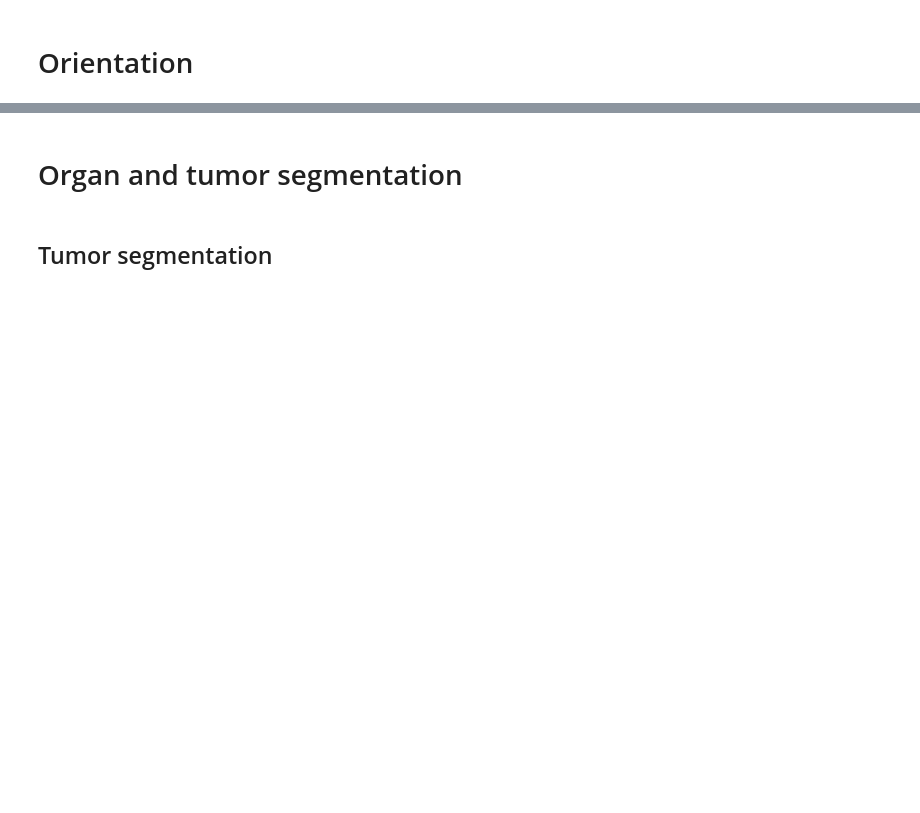
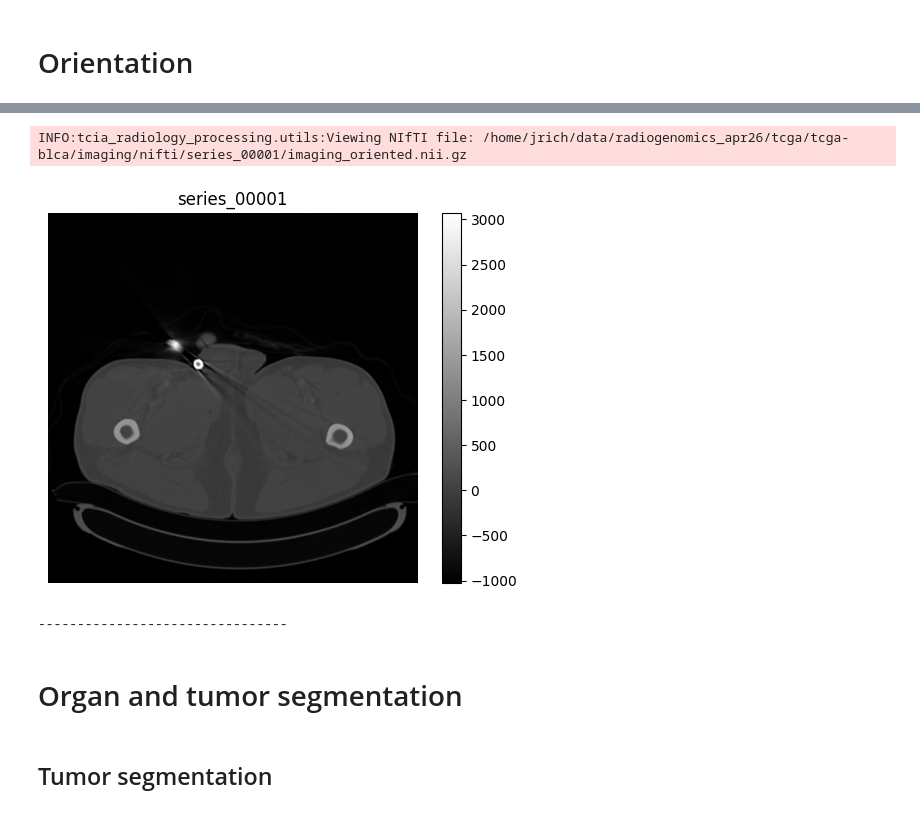
Before and after one commit to pachterlab/tcia-radiology-processing, a Jupyter notebook: notebooks/tcia_ct_processing_protocol.ipynb, the cells around one changed output, grey strips where cells are left out. Cells and saved outputs as stored; diff of their text form; code cells hidden in the pictures; blank space fills up the shorter version.

```diff
--- a/notebooks/tcia_ct_processing_protocol.ipynb
+++ b/notebooks/tcia_ct_processing_protocol.ipynb
@@ -37,8 +37,8 @@ base_directory = os.path.dirname(os.path.abspath(""))
 # %% [markdown]
 # Define hyperparameters
 # %%
-dataset = "tcga-lihc"  #!!! tcga-kirc
-data_dir = f"/mnt/gpussd2/jrich/data/radiogenomics_mar26/tcga/{dataset}/imaging"  #!!! os.path.join(base_directory, "data", "radiogenomics", "tcga", dataset, "imaging")
+dataset = "tcga-blca"  #!!! tcga-kirc
+data_dir = f"/home/jrich/data/radiogenomics_apr26/tcga/{dataset}/imaging"  #!!! os.path.join(base_directory, "data", "radiogenomics", "tcga", dataset, "imaging")
 nbia_data_retriever = "nbia-data-retriever"  # path to nbia-data-retriever executable
 num_series = None  # number of series to keep - set to None for all series
 using_usc_data = True
@@ -118,8 +118,8 @@ tcia_dataset_to_info = {
         "clip_min,clip_max": (-200, 300),  # (min, max) to clip pixel values to before resampling and feature extraction - set to (None, None) for no clipping
     },
     "tcga-esca": {  # esophageal carcinoma
-        "manifest_url": None,  # None for default
-        "metadata_url": None,  # None for default
+        "manifest_url": "https://www.cancerimagingarchive.net/wp-content/uploads/TCIA_TCGA-ESCA-09-16-2015.tcia",  # None for default
+        "metadata_url": "https://www.cancerimagingarchive.net/wp-content/uploads/TCIA_TCGA-ESCA-09-16-2015-nbia-digest.xlsx",  # None for default
         "totalsegmentator_organs": ["esophagus"],
         "clip_min,clip_max": (-200, 300),  # (min, max) to clip pixel values to before resampling and feature extraction - set to (None, None) for no clipping
     },
@@ -299,12 +318,16 @@ metadata_df.head()
 # %%
-%%skip_if using_usc_data
+# %%skip_if using_usc_data
 
-image_dir = os.path.join(data_dir, manifest_file_name.split(".")[0], dataset.upper())
+dicom_dir = os.path.join(data_dir, manifest_file_name.split(".")[0], dataset.upper())
 if shutil.which(nbia_data_retriever) is None:
     sys.exit(f"Error: {nbia_data_retriever} not found in PATH. Please install or add it to PATH.")
 
 nbia_command = f"yes 'Y\nM' | {nbia_data_retriever} --cli {manifest_file_path} -d {data_dir} -v -f"
-print(f"Running NBIA Data Retriever with command:\n{nbia_command}")
-subprocess.run(nbia_command, shell=True, check=True)
+if not os.path.exists(dicom_dir) or len(os.listdir(dicom_dir)) == 0:   #!!! comment out
+    print(f"Running NBIA Data Retriever with command:\n{nbia_command}")
+    subprocess.run(nbia_command, shell=True, check=True)
 
-print(f"Downloaded images to: {image_dir}")
+# print(os.path.exists(manifest_file_path))
+# print(f"/opt/nbia-data-retriever/bin/nbia-data-retriever --cli {manifest_file_path} -d {data_dir} -v -f")
+
+print(f"Downloaded images to: {dicom_dir}")
@@ -348,7 +402,7 @@ utils.view_dicom(sample_dcm_dir)
 # %% [markdown]
 # Data filtering
 # %%
-%%skip_if using_usc_data
+# %%skip_if using_usc_data
 
-metadata_df = utils.add_viable_info(image_subdir, metadata_df, min_files=5, max_thickness_mm=10, include_kernel_keywords=True, out=imaging_metadata_csv, overwrite=True)
+metadata_df = utils.add_viable_info(dicom_dir, metadata_df, min_files=10, max_thickness_mm=10, include_kernel_keywords=True, out=imaging_metadata_csv, overwrite=True)
 metadata_df[["series_id", "Series UID", "is_viable", "viable_reason"]].head()
@@ -491,5 +588,19 @@ Set canonical orientation for image file for series_id series_00044 at /mnt/gpus
 # %%
 if orient:
     utils.view_nifti(oriented_image_files[0], z=0)
+# %%
+import nibabel as nib
+import matplotlib.pyplot as plt
+for dirpath, _, filenames in sorted(os.walk(nifti_dir)):
+    if "imaging_oriented.nii.gz" in filenames:
+        nii_file = os.path.join(dirpath, image_filename)
+        utils.view_nifti(nii_file, z=4, title=os.path.basename(dirpath))
+        plt.close("all")
+        print("--------------------------------")
+        # break
+# %% [output]
+INFO:tcia_radiology_processing.utils:Viewing NIfTI file: /home/jrich/data/radiogenomics_apr26/tcga/tcga-blca/imaging/nifti/series_00001/imaging_oriented.nii.gz
+[figure, added]
+--------------------------------
 # %% [markdown]
 # Organ and tumor segmentation
```
Also changed, not shown: parts of 21 cells of this notebook, 1 other file.
